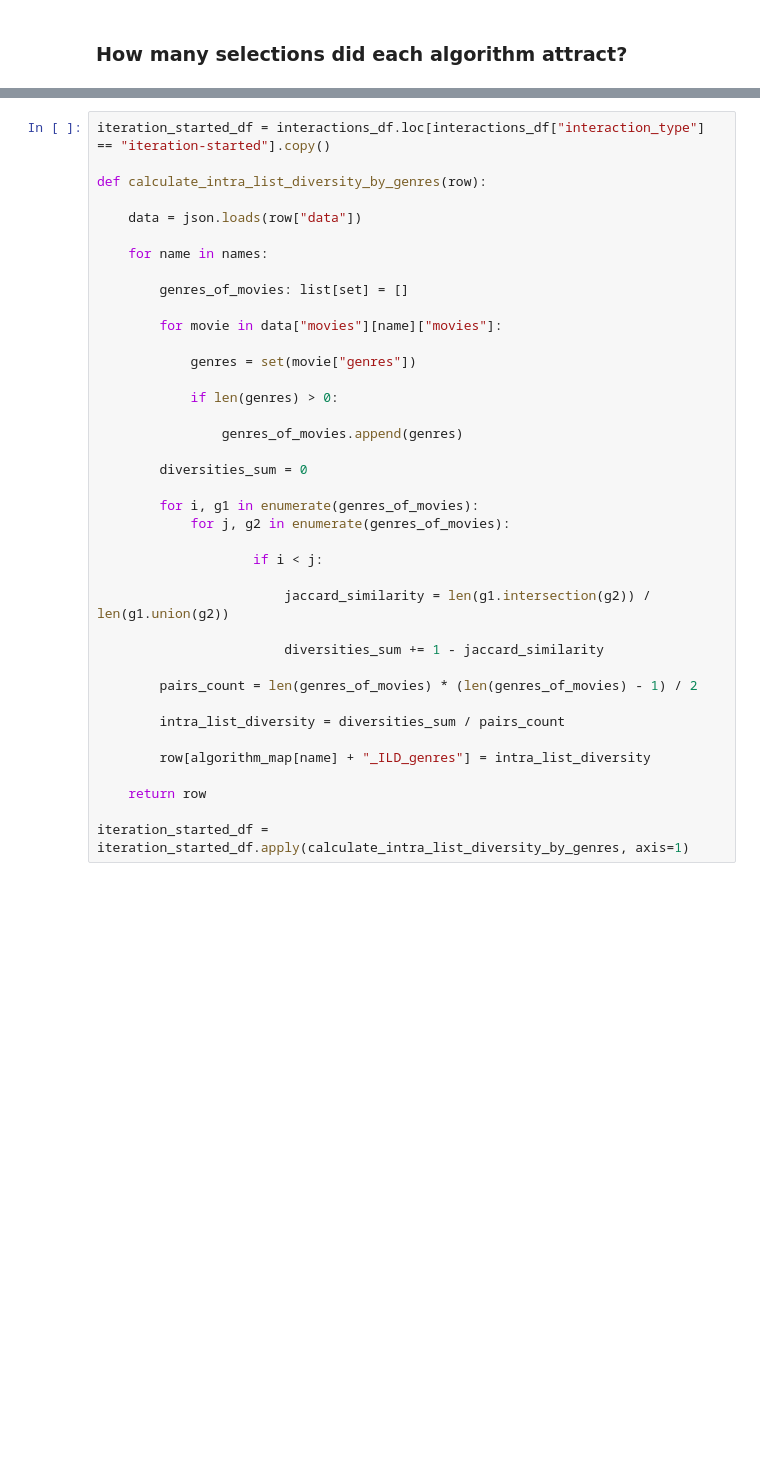
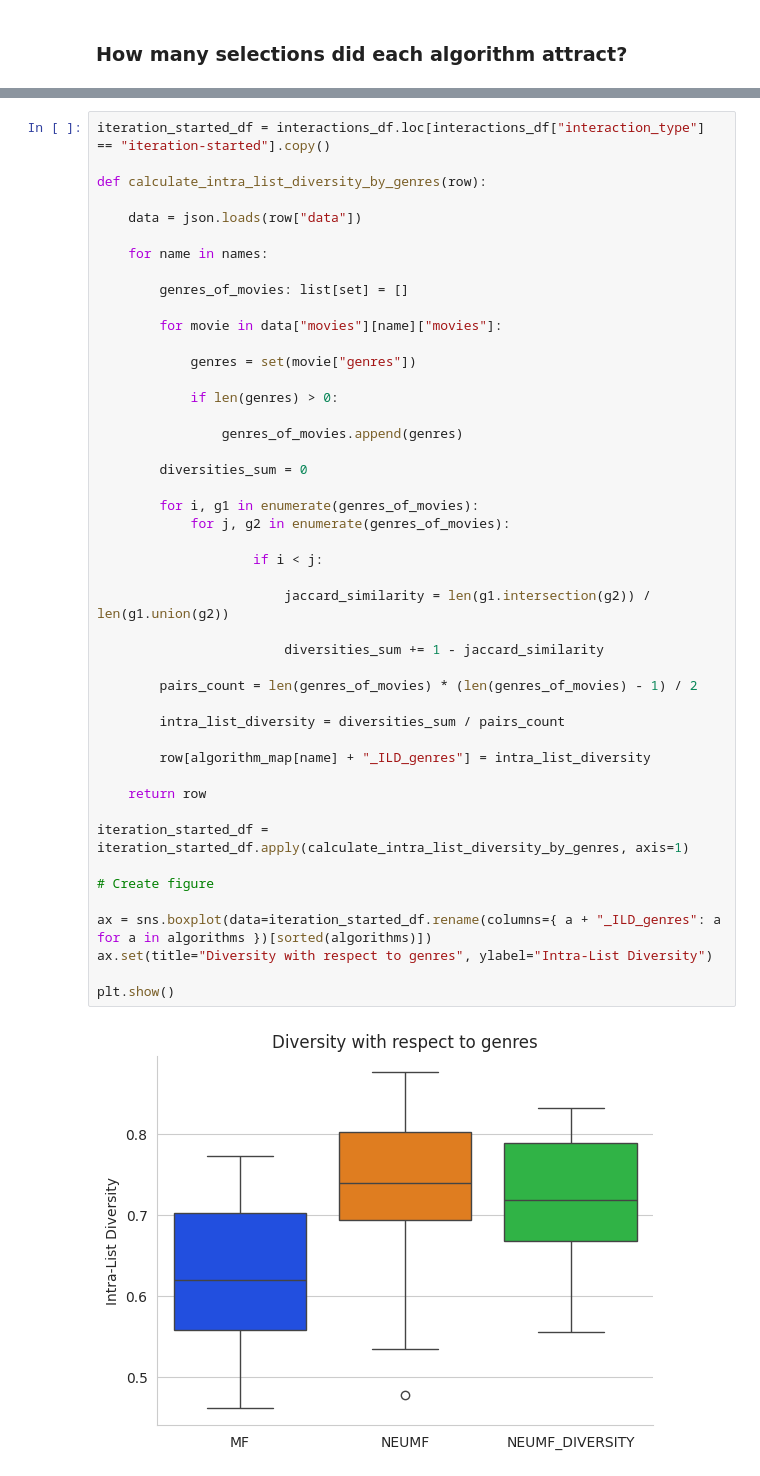
Before and after one commit to radimvalis/neumf-evaluation, a Jupyter notebook: evaluation.ipynb, the cells around one changed output, grey strips where cells are left out. Cells and saved outputs as stored; diff of their text form; blank space fills up the shorter version.

```diff
--- a/evaluation.ipynb
+++ b/evaluation.ipynb
@@ -248,30 +274,39 @@ def calculate_intra_list_diversity_by_genres(row):
         genres_of_movies: list[set] = []
 
         for movie in data["movies"][name]["movies"]:
 
             genres = set(movie["genres"])
 
             if len(genres) > 0:
 
                 genres_of_movies.append(genres)
 
         diversities_sum = 0
 
         for i, g1 in enumerate(genres_of_movies):
             for j, g2 in enumerate(genres_of_movies):
 
                     if i < j:
 
                         jaccard_similarity = len(g1.intersection(g2)) / len(g1.union(g2))
 
                         diversities_sum += 1 - jaccard_similarity
 
         pairs_count = len(genres_of_movies) * (len(genres_of_movies) - 1) / 2
 
         intra_list_diversity = diversities_sum / pairs_count
 
         row[algorithm_map[name] + "_ILD_genres"] = intra_list_diversity
 
     return row
 
 iteration_started_df = iteration_started_df.apply(calculate_intra_list_diversity_by_genres, axis=1)
+
+# Create figure
+
+ax = sns.boxplot(data=iteration_started_df.rename(columns={ a + "_ILD_genres": a for a in algorithms })[sorted(algorithms)])
+ax.set(title="Diversity with respect to genres", ylabel="Intra-List Diversity")
+
+plt.show()
+# %% [output]
+[figure, added]
```
Also changed, not shown: parts of 30 cells of this notebook.
